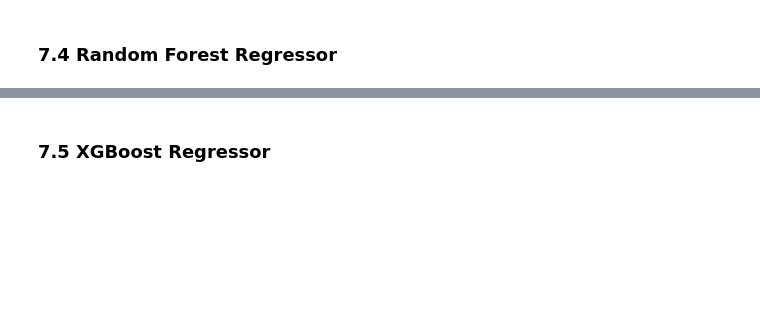
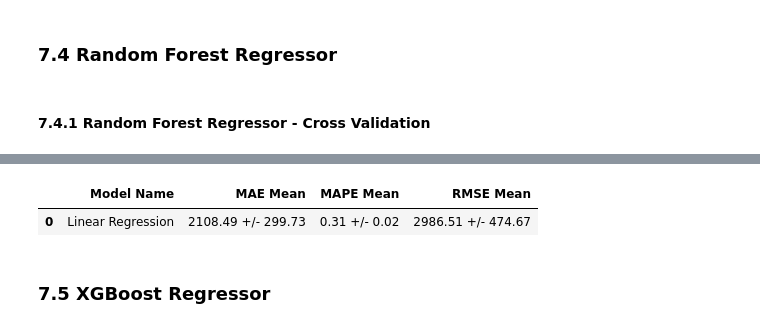
Before and after one commit to ericpetterson/DS_em_producao, a Jupyter notebook: m04_store_sales_prediction.ipynb, the cells around one changed output, grey strips where cells are left out. Drawn from its saved outputs; the diff is of its cells as text; code cells hidden in the pictures; blank space fills up the shorter version.

```diff
--- a/m04_store_sales_prediction.ipynb
+++ b/m04_store_sales_prediction.ipynb
@@ -932,0 +975,6 @@ rf_result
+# %% [markdown]
+#### 7.4.1 Random Forest Regressor - Cross Validation
+# %%
+rf_result_cv = cross_validation( x_training, 5, 'Random Forest Regressor', rf, verbose= False)
+rf_result_cv
+# %% [output]
@@ -933,3 +991,5 @@ rf_result
+|  | Model Name | MAE Mean | MAPE Mean | RMSE Mean |
+| 0 | Linear Regression | 2108.49 +/- 299.73 | 0.31 +/- 0.02 | 2986.51 +/- 474.67 |
 # %% [markdown]
 ### 7.5 XGBoost Regressor
 # %%
```
Also changed, not shown: parts of 24 cells of this notebook.
